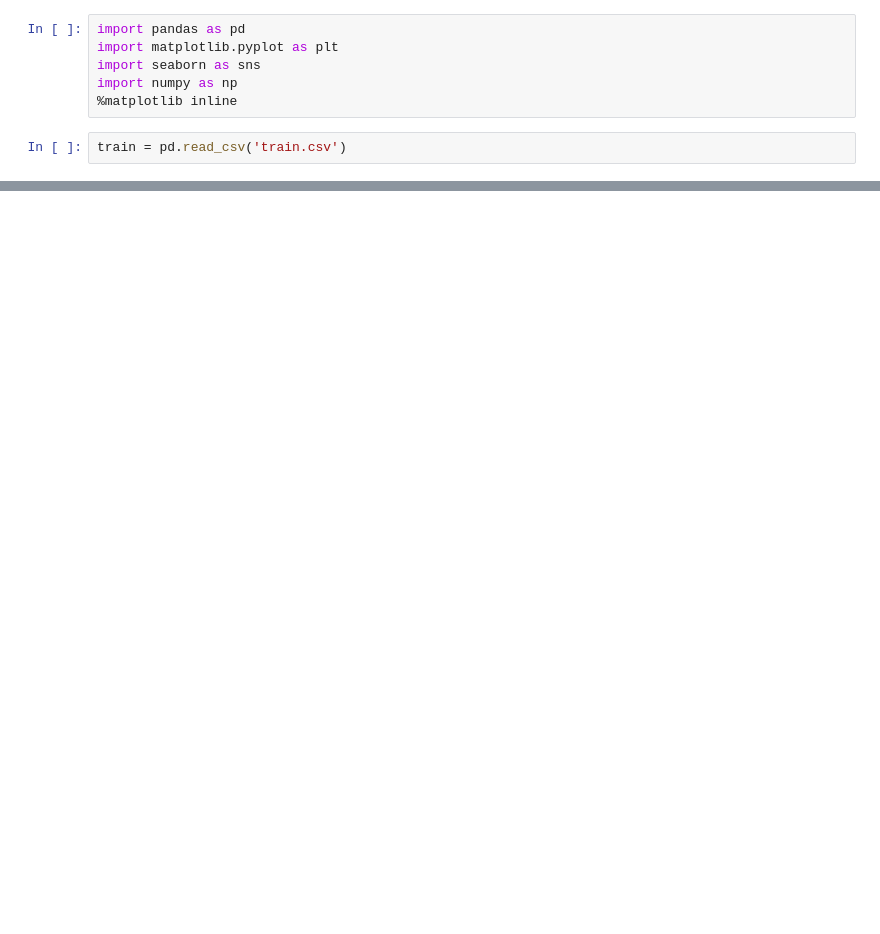
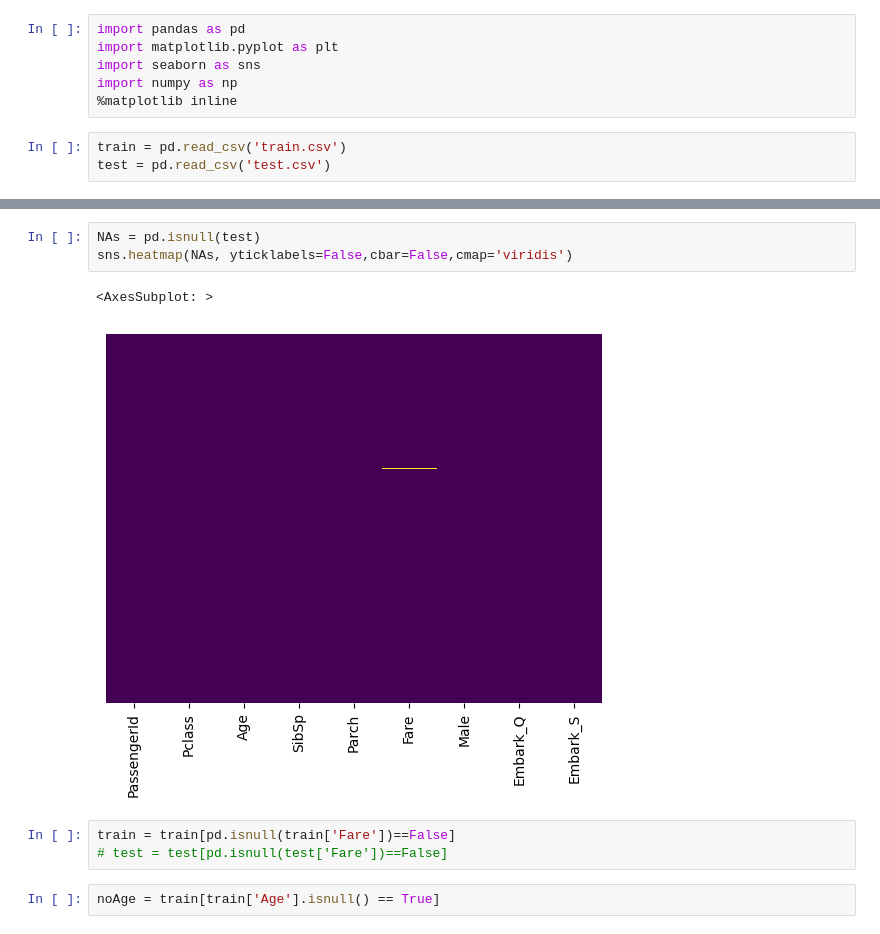
Before and after one commit to DanielHelps/Titanic-survival, a Jupyter notebook: titanic.ipynb, the cells around one changed output, grey strips where cells are left out. Saved outputs shown, nothing was run; the diff lists cells and outputs as text; blank space fills up the shorter version.

```diff
--- a/titanic.ipynb
+++ b/titanic.ipynb
@@ -6,3 +6,4 @@ import numpy as np
 %matplotlib inline
 # %%
 train = pd.read_csv('train.csv')
+test = pd.read_csv('test.csv')
@@ -8,0 +40,11 @@ train = pd.read_csv('train.csv')
+# %%
+NAs = pd.isnull(test)
+sns.heatmap(NAs, yticklabels=False,cbar=False,cmap='viridis')
+# %% [output]
+<AxesSubplot: >
+[figure, added]
+# %%
+train = train[pd.isnull(train['Fare'])==False]
+# test = test[pd.isnull(test['Fare'])==False]
+# %%
+noAge = train[train['Age'].isnull() == True]
```
Also changed, not shown: parts of 32 cells of this notebook, 1 other file.
